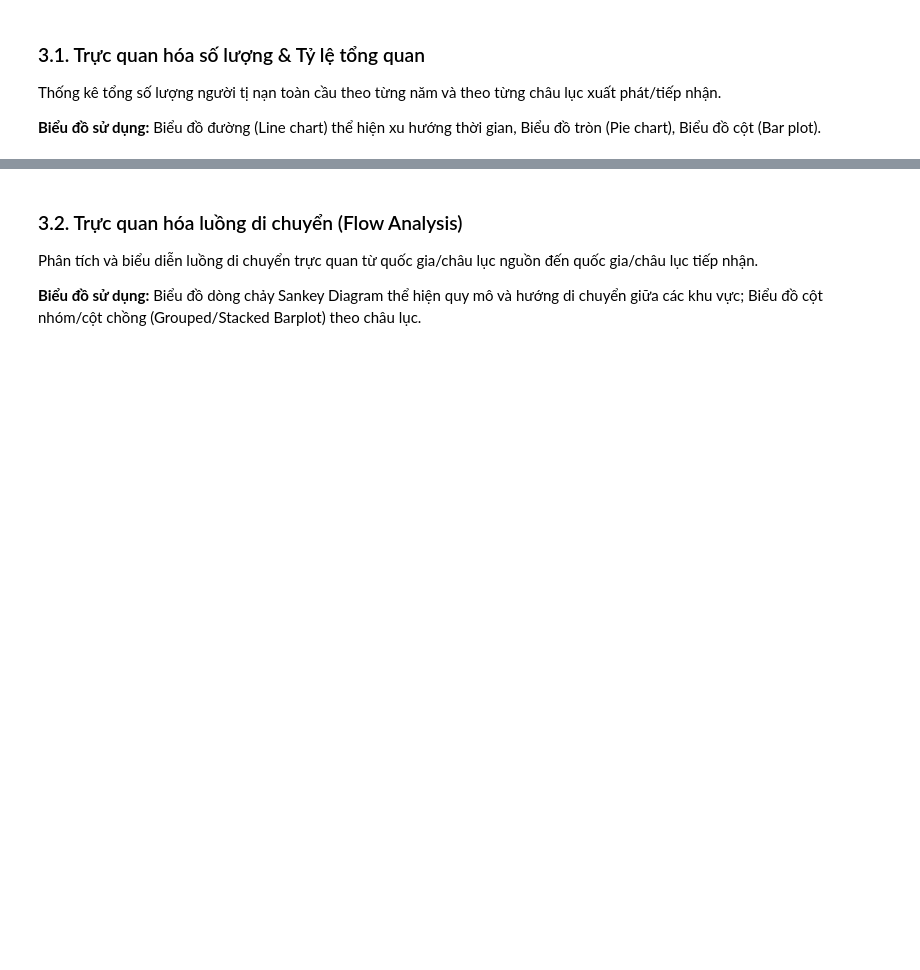
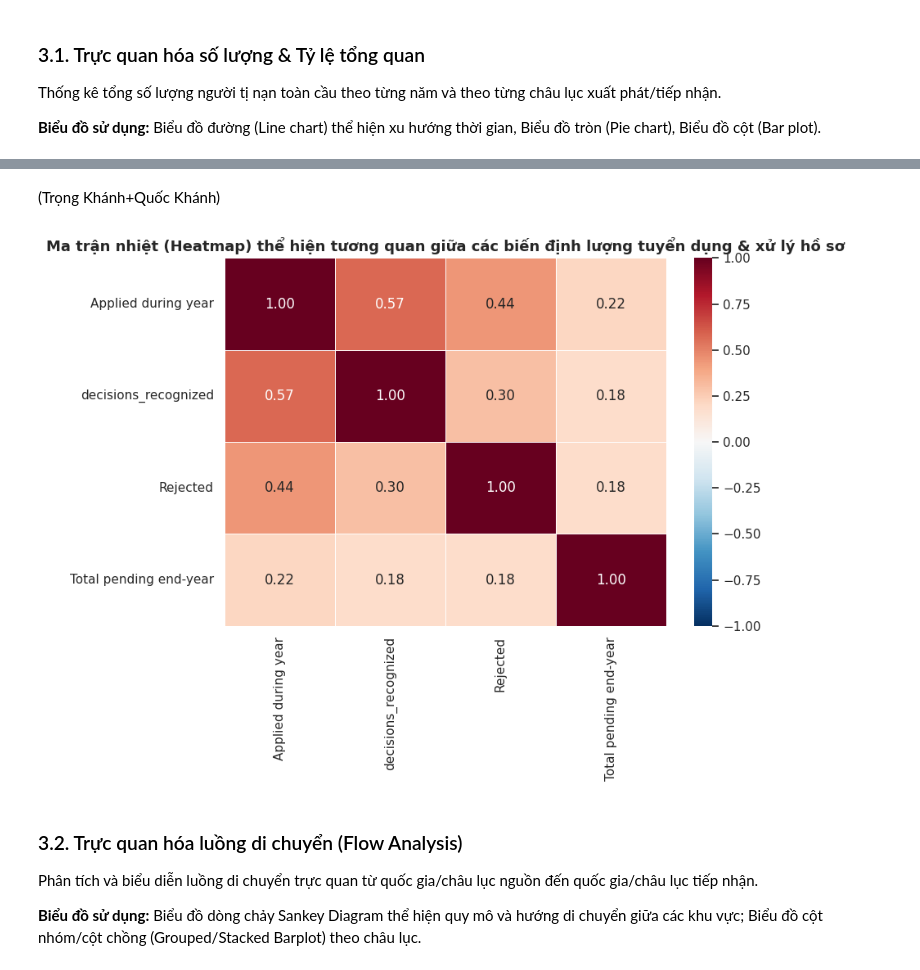
Before and after one commit to Dqkhanh123/Do_an1_Nhom1_2, a Jupyter notebook: Do_An_1_Nhom_1.ipynb, the cells around one changed output, grey strips where cells are left out. Saved outputs shown, nothing was run; the diff lists cells and outputs as text; code cells hidden in the pictures; blank space fills up the shorter version.

```diff
--- a/Do_An_1_Nhom_1.ipynb
+++ b/Do_An_1_Nhom_1.ipynb
@@ -232,3 +328,20 @@ Thống kê tổng số lượng người tị nạn toàn cầu theo từng nă
+# %% [markdown]
+(Trọng Khánh+Quốc Khánh)
+# %%
+# --- 3. MA TRẬN TƯƠNG QUAN & MỐI LIÊN HỆ GIỮA CÁC BIẾN ĐỊNH LƯỢNG ---
+# Lựa chọn các cột định lượng trong bảng xử lý đơn tị nạn
+quant_cols = ['Applied during year', 'decisions_recognized', 'Rejected', 'Total pending end-year']
+
+# Tính toán ma trận tương quan pearson
+corr_matrix = df_asylum[quant_cols].corr()
+
+plt.figure(figsize=(9, 7))
+sns.heatmap(corr_matrix, annot=True, cmap='RdBu_r', fmt='.2f', vmin=-1, vmax=1, linewidths=0.5, cbar=True)
+plt.title('Ma trận nhiệt (Heatmap) thể hiện tương quan giữa các biến định lượng tuyển dụng & xử lý hồ sơ', fontsize=13, fontweight='bold')
+plt.tight_layout()
+plt.show()
+# %% [output]
+[figure, added]
 # %% [markdown]
 ### 3.2. Trực quan hóa luồng di chuyển (Flow Analysis)
 
```
Also changed, not shown: parts of 16 cells of this notebook.
